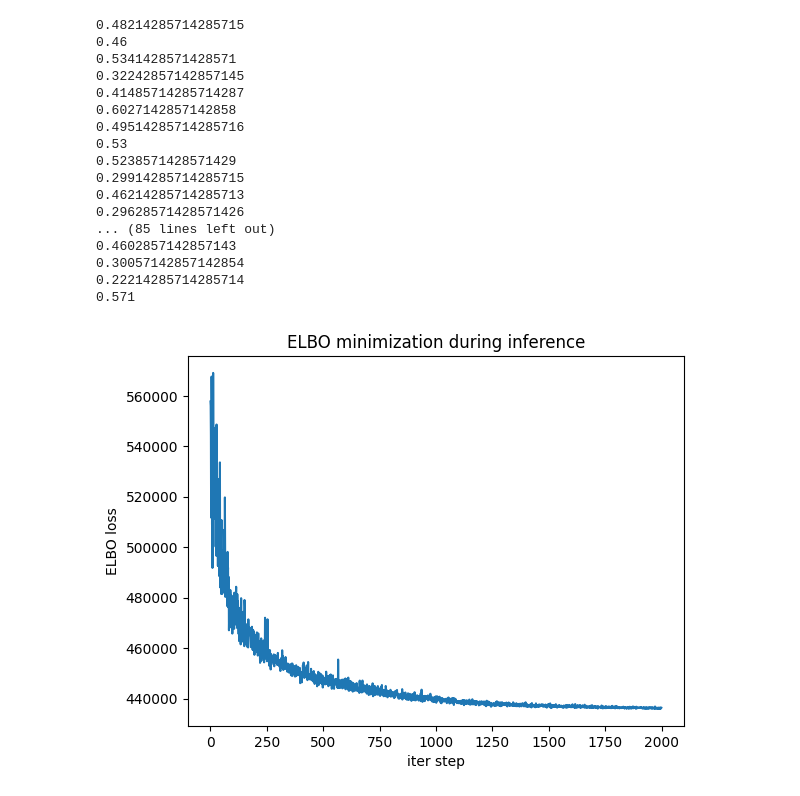
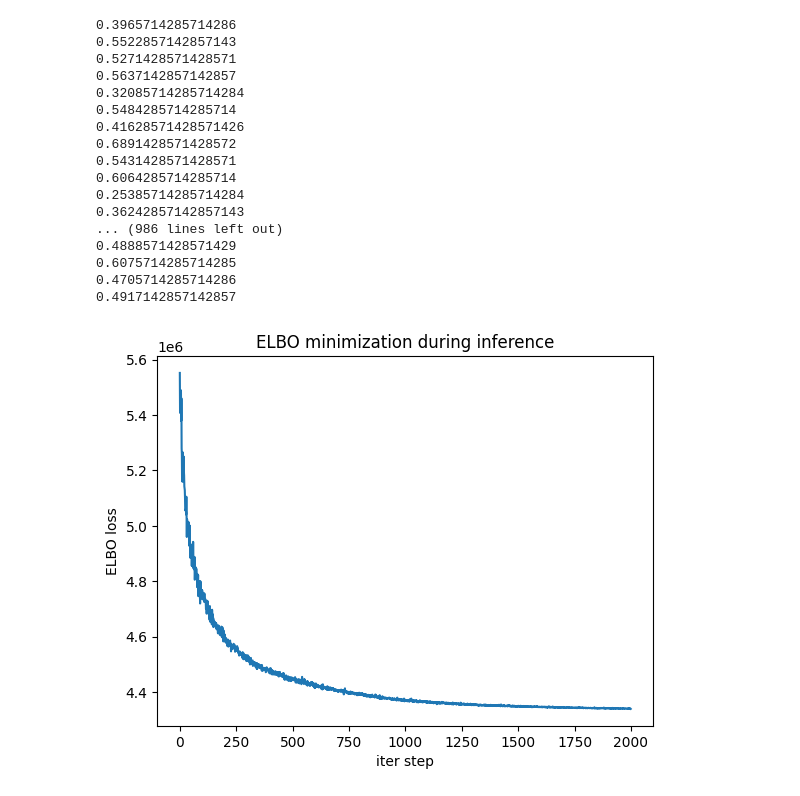
Before and after one commit to hhsherlock/Discounting, a Jupyter notebook: paper/parameter_recovery/parameter_recovery_square_root.ipynb, the cells around one changed output. Drawn from its saved outputs; the diff is of its cells as text; code cells hidden in the pictures.

```diff
--- a/paper/parameter_recovery/parameter_recovery_square_root.ipynb
+++ b/paper/parameter_recovery/parameter_recovery_square_root.ipynb
@@ -115,8 +115,8 @@ def check_percentage(params):
 
 
 #--------------------------sampling--------------------------------------
-sample_num = 1000
-agent_num = 100
+sample_num = 200
+agent_num = 1000
 
 # get an array of good parameters
 good_params = []
@@ -288,48 +288,48 @@ for step in pbar:
         break
 
 plt.figure()
 plt.plot(loss)
 plt.xlabel("iter step")
 plt.ylabel("ELBO loss")
 plt.title("ELBO minimization during inference")
 plt.savefig('/home/yaning/Documents/Discounting/paper/results/parameter_recovery_square_root.png')
 
 
 
 pos_dict = {}
 for name, value in pyro.get_param_store().items():
     pos_dict[name] = value
 
 # change the dictionary to numpy instead of tensor
 # because somehow the tensor cannot be save with pickle
 numpy_dict = {key: value.cpu().detach().numpy() for key, value in pos_dict.items()}
 
 both_dict = {}
 both_dict['real_param'] = param
 both_dict['inferred_param'] = numpy_dict
 
 
 with open('/home/yaning/Documents/Discounting/paper/results/parameter_recovery_square_root.pkl', 'wb') as f:
     pickle.dump(both_dict, f)
 
 with open('/home/yaning/Documents/Discounting/paper/results/parameter_recovery_losses_square_root.pkl', 'wb') as f:
     pickle.dump(loss, f)
 # %% [output]
-0.48214285714285715
-0.46
-0.5341428571428571
-0.32242857142857145
-0.41485714285714287
-0.6027142857142858
-0.49514285714285716
-0.53
-0.5238571428571429
-0.29914285714285715
-0.46214285714285713
-0.29628571428571426
-... (85 lines left out)
-0.4602857142857143
-0.30057142857142854
-0.22214285714285714
-0.571
+0.3965714285714286
+0.5522857142857143
+0.5271428571428571
+0.5637142857142857
+0.32085714285714284
+0.5484285714285714
+0.41628571428571426
+0.6891428571428572
+0.5431428571428571
+0.6064285714285714
+0.25385714285714284
+0.36242857142857143
+... (986 lines left out)
+0.4888571428571429
+0.6075714285714285
+0.4705714285714286
+0.4917142857142857
-[figure, old version]
+[figure, new version]
```
Also changed, not shown: 5 other files.
